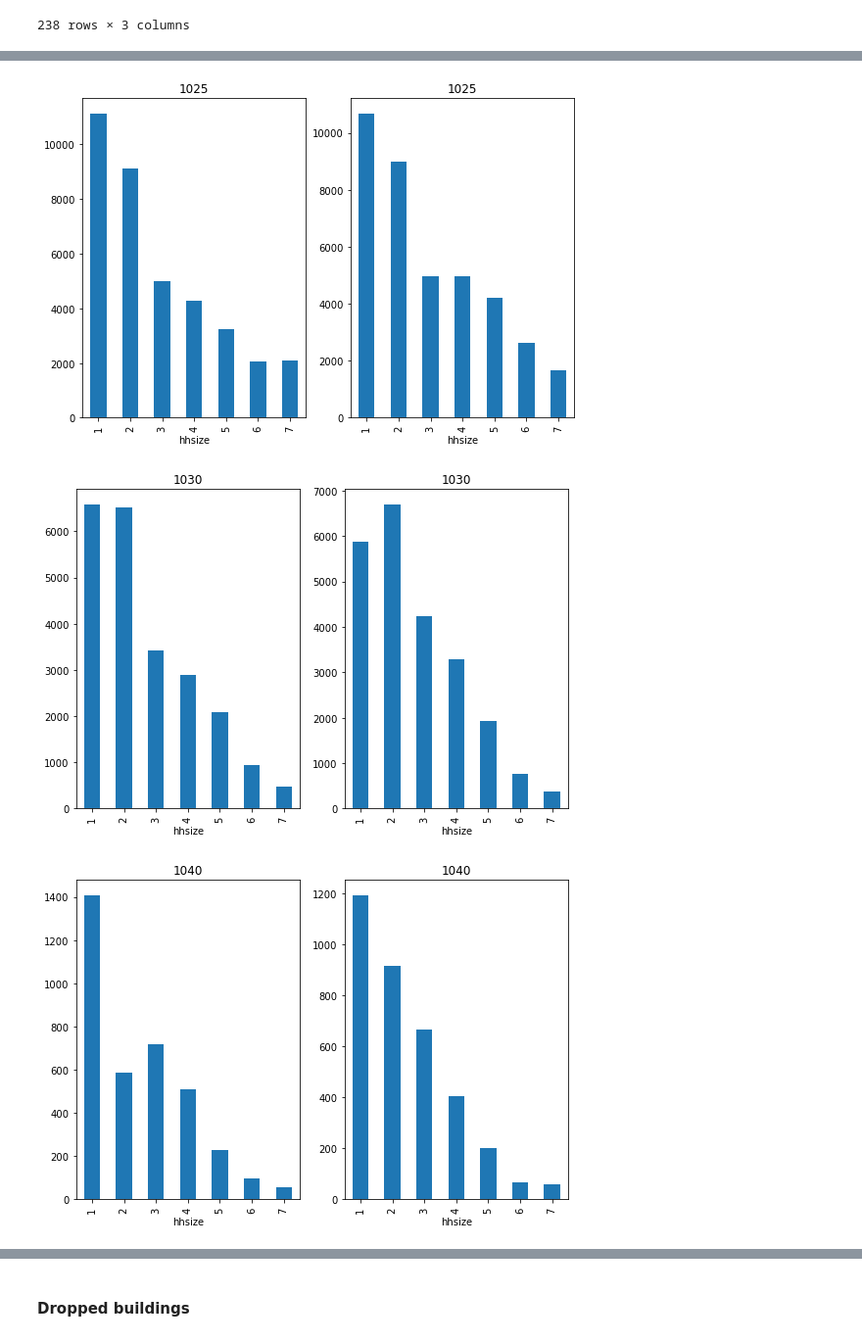
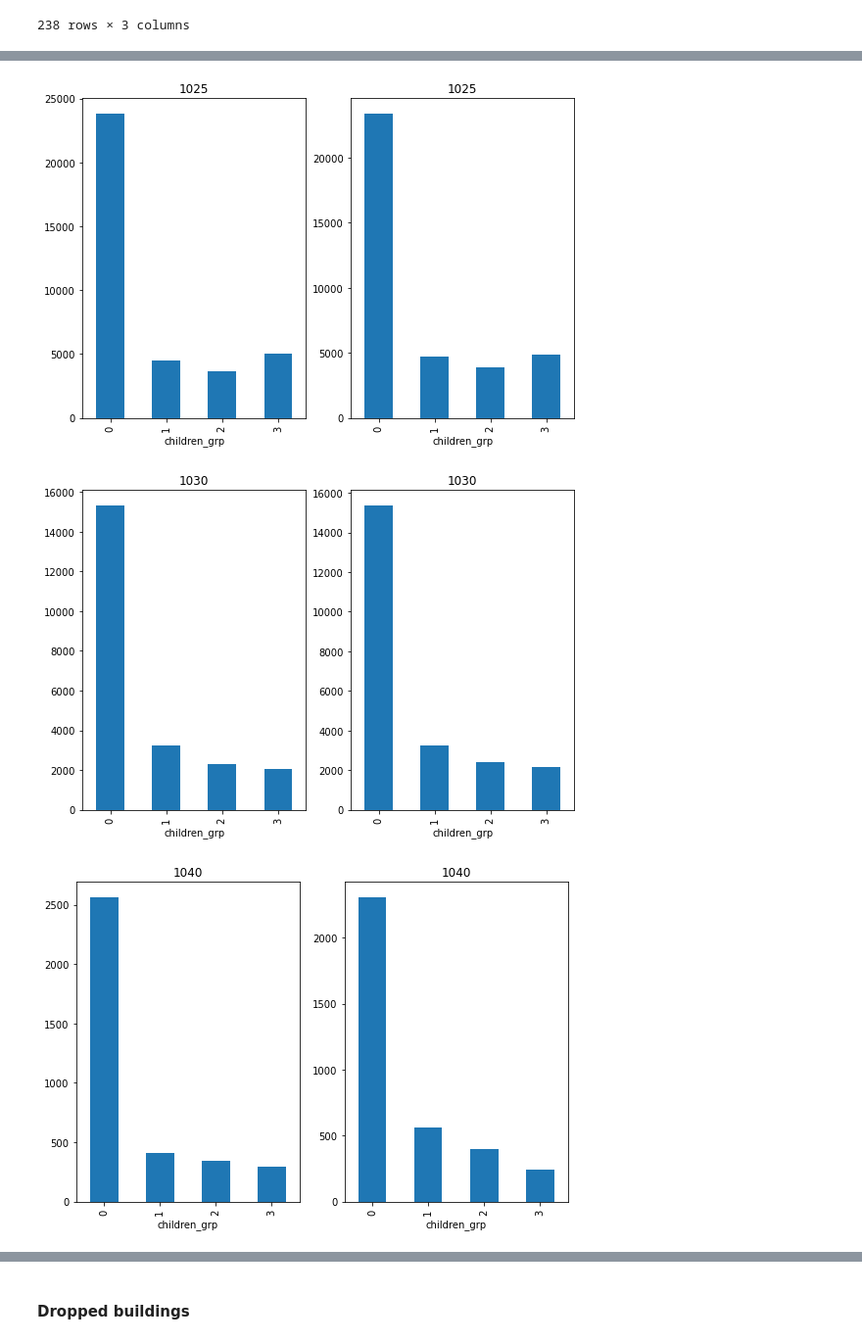
Before and after one commit to SEMCOG/semcog_urbansim, a Jupyter notebook: notebooks/model_analysis/model_output_analysis.ipynb, the cells around one changed output, grey strips where cells are left out. Shown at 98% size. Drawn from its saved outputs; the diff is of its cells as text; code cells hidden in the pictures.

```diff
--- a/notebooks/model_analysis/model_output_analysis.ipynb
+++ b/notebooks/model_analysis/model_output_analysis.ipynb
@@ -100,7 +100,7 @@ def filter_table(table, filter_series, ignore=None):
 
 	return apply_filter_query(table, filters)
 run_folder = "/home/da/semcog_urbansim/runs"
-run_num = "run1135"
+run_num = "run1141"
 hdf = pd.HDFStore(os.path.join(run_folder, '%s.h5'%run_num), 'r')
 # %% [markdown]
 ### GQ
@@ -394,9 +394,9 @@ def geo_multiple_plots(lstdata, geo, geo_id, indicators):
             hgeo_g.unstack().plot.bar(figsize=[9,6], ax=axes[i], title= str(geo_id))
 # %%
 h_base = prepare_data(hdf, 'base')
-h_prezd_2024 = prepare_prezd_data(hdf, '2024')
-h_2024 = prepare_data(hdf, '2024')
-lstdata=[h_base, h_prezd_2024, h_2024]
+h_prezd = prepare_prezd_data(hdf, '2050')
+h_year = prepare_data(hdf, '2050')
+lstdata=[h_base, h_prezd, h_year]
 for city in [1020, 1025, 4005, 1025, 2215, 3130, 4100, 7005, ]:
-    geo_multiple_plots(lstdata, 'city_id', city, ['inc_quartile'])
+    geo_multiple_plots(lstdata, 'city_id', city, ['seniors'])
 # %% [output]
@@ -419,10 +426,10 @@ hdf['/base/semmcds'].reset_index().query('large_area_id==3').semmcd_id.unique()
 | 7100 | Unadilla Twp | 93 | 93 |
 238 rows × 3 columns
 # %%
-local_hdf = pd.HDFStore(os.path.join(run_folder, 'run1095.h5'), 'r')
+local_hdf = pd.HDFStore(os.path.join(run_folder, 'run1141.h5'), 'r')
 h_base = prepare_data(local_hdf, 'base')
 h_year = prepare_data(local_hdf, '2050')
 lstdata=[h_base, h_year]
 for city in hdf['/base/semmcds'].reset_index().query('large_area_id==3').semmcd_id.unique():
-    geo_multiple_plots(lstdata, 'city_id', city, ['hhsize'])
+    geo_multiple_plots(lstdata, 'city_id', city, ['children_grp'])
 # %% [output]
@@ -433,3 +440,3 @@ for city in hdf['/base/semmcds'].reset_index().query('large_area_id==3').semmcd_
-[figure, old version]
+[figure, new version]
-[figure, old version]
+[figure, new version]
-[figure, old version]
+[figure, new version]
```
Also changed, not shown: parts of 2 cells of this notebook.
